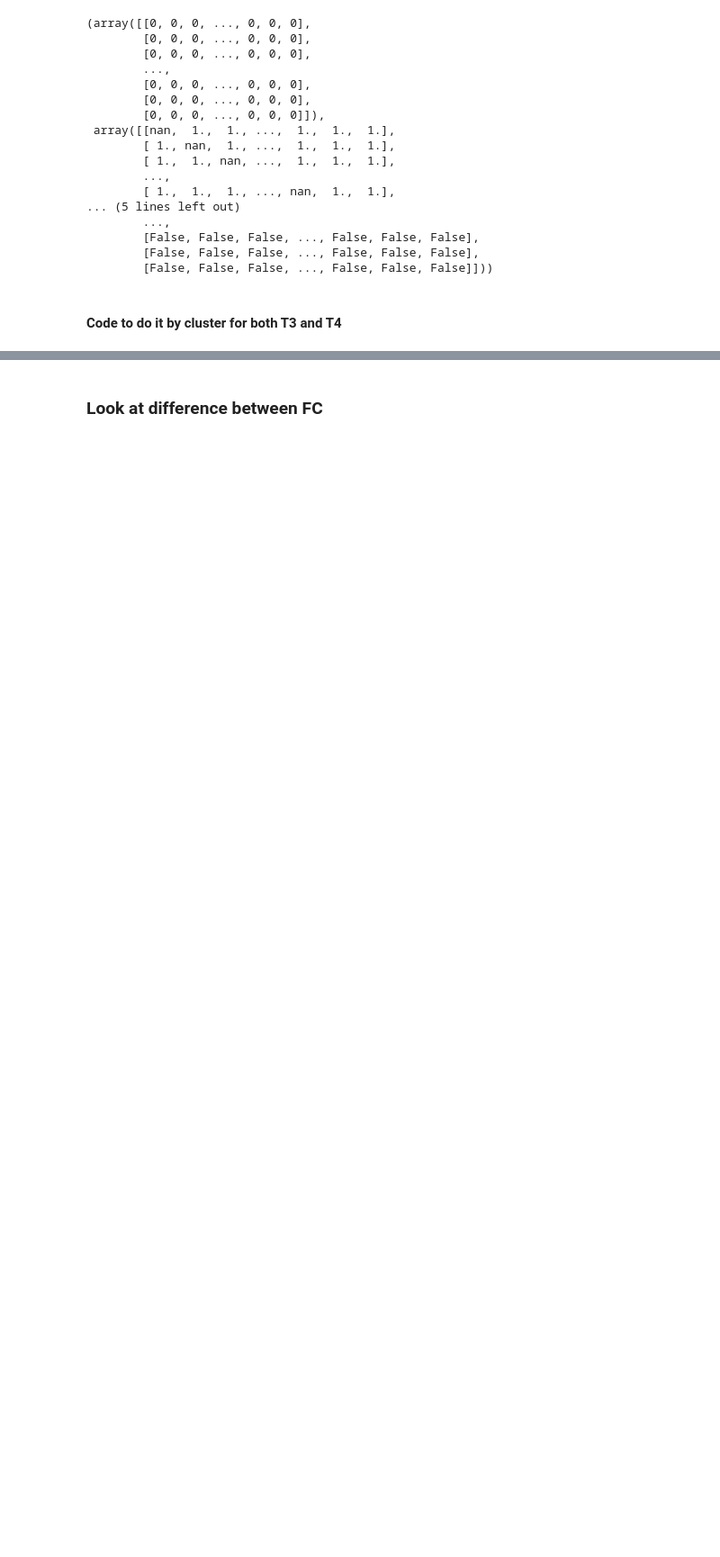
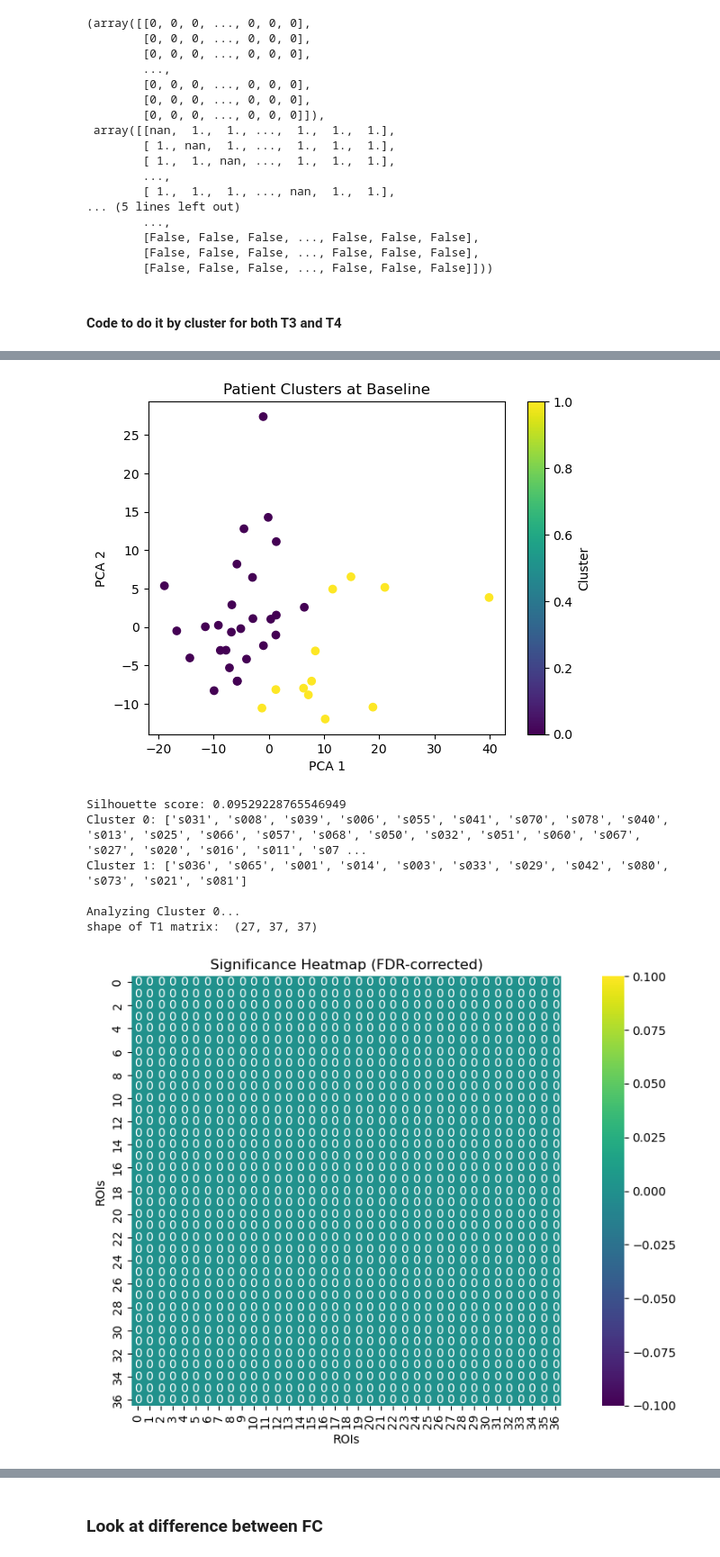
Before and after one commit to maylismlr/uphummel_MA4, a Jupyter notebook: clustering.ipynb, the cells around one changed output, grey strips where cells are left out. Shown at 90% size. Drawn from its saved outputs; the diff is of its cells as text; code cells hidden in the pictures; blank space fills up the shorter version.

```diff
--- a/clustering.ipynb
+++ b/clustering.ipynb
@@ -429,3 +431,15 @@ shape of T1 matrix:  (2, 37, 37)
          [False, False, False, ..., False, False, False],
          [False, False, False, ..., False, False, False],
          [False, False, False, ..., False, False, False]])}}
+# %%
+t1_t3_matrices_labeled = functions.cluster_and_plot(t1_t3_matrices, numerical_cols_names= numerical_cols, categorical_cols_name=categorical_cols, clusters=2)
+functions.compare_T1_T_by_cluster(t1_t3_matrices_labeled, rois, tp = 3, alpha=0.05, cluster = True)
+# %% [output]
+[figure, added]
+Silhouette score: 0.09529228765546949
+Cluster 0: ['s031', 's008', 's039', 's006', 's055', 's041', 's070', 's078', 's040', 's013', 's025', 's066', 's057', 's068', 's050', 's032', 's051', 's060', 's067', 's027', 's020', 's016', 's011', 's07 ...
+Cluster 1: ['s036', 's065', 's001', 's014', 's003', 's033', 's029', 's042', 's080', 's073', 's021', 's081']
+
+Analyzing Cluster 0...
+shape of T1 matrix:  (27, 37, 37)
+[figure, added]
```
Also changed, not shown: parts of 7 cells of this notebook, 4 other files.
